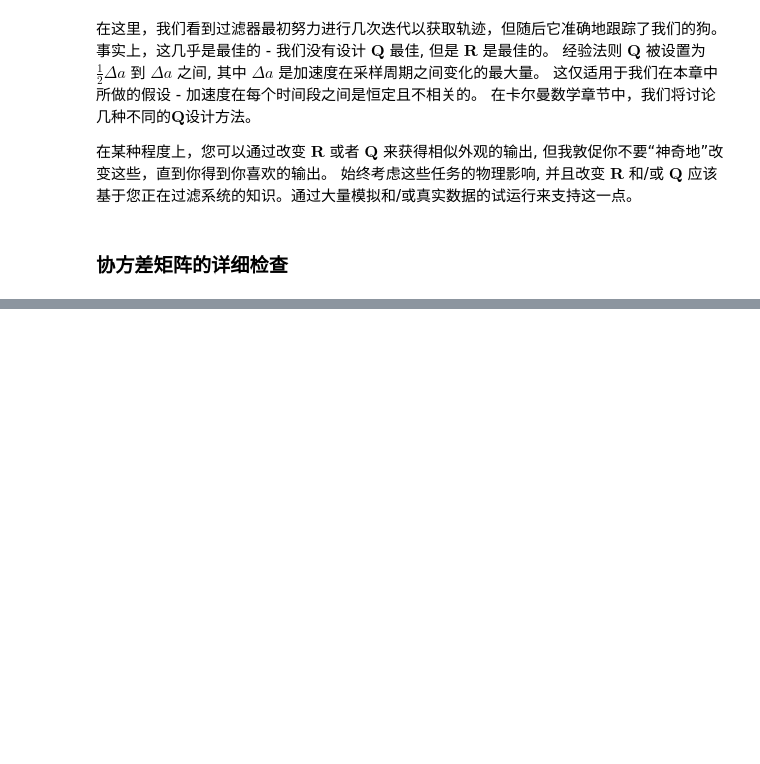
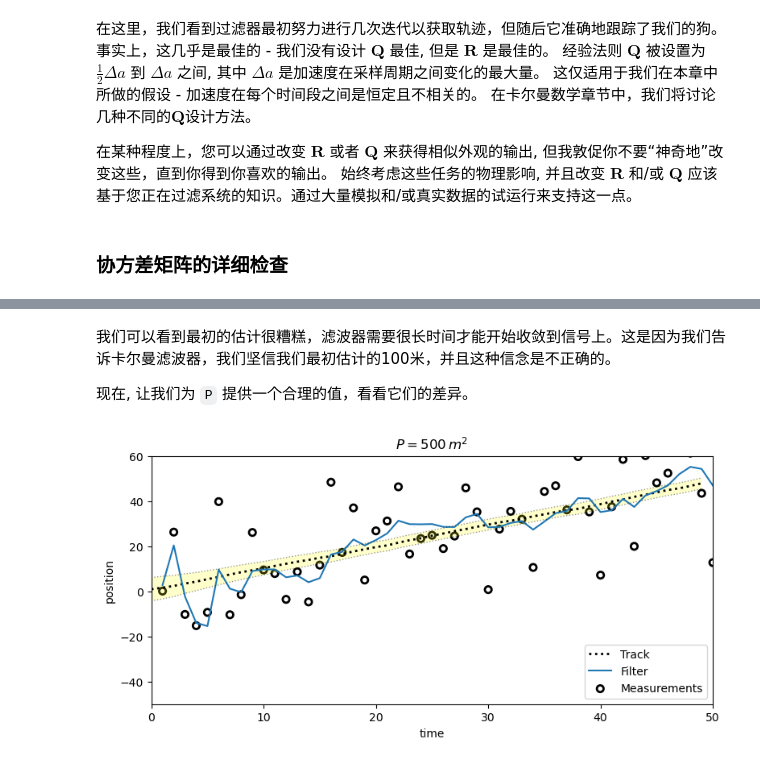
Before and after one commit to SunJianboGitHub/KalmanFilter, a Jupyter notebook: 06-多元卡尔曼滤波器.ipynb, the cells around one changed output, grey strips where cells are left out. Saved outputs shown, nothing was run; the diff lists cells and outputs as text; code cells hidden in the pictures; blank space fills up the shorter version.

```diff
--- a/06-多元卡尔曼滤波器.ipynb
+++ b/06-多元卡尔曼滤波器.ipynb
@@ -1447,0 +1491,10 @@ run(track=trk, zs=zs, R=225, Q=.2, P=P, plot_P=False,
+# %% [markdown]
+我们可以看到最初的估计很糟糕，滤波器需要很长时间才能开始收敛到信号上。这是因为我们告诉卡尔曼滤波器，我们坚信我们最初估计的100米，并且这种信念是不正确的。
+
+现在, 让我们为 `P` 提供一个合理的值，看看它们的差异。
+# %%
+x = np.array([100., 0.])
+run(track=trk, zs=zs, R=var, Q=.02, P=500., x0=x,
+   plot_P=False, title='$P=500\, m^2$');
+# %% [output]
+[figure, added]
```
Also changed, not shown: parts of 13 cells of this notebook.
